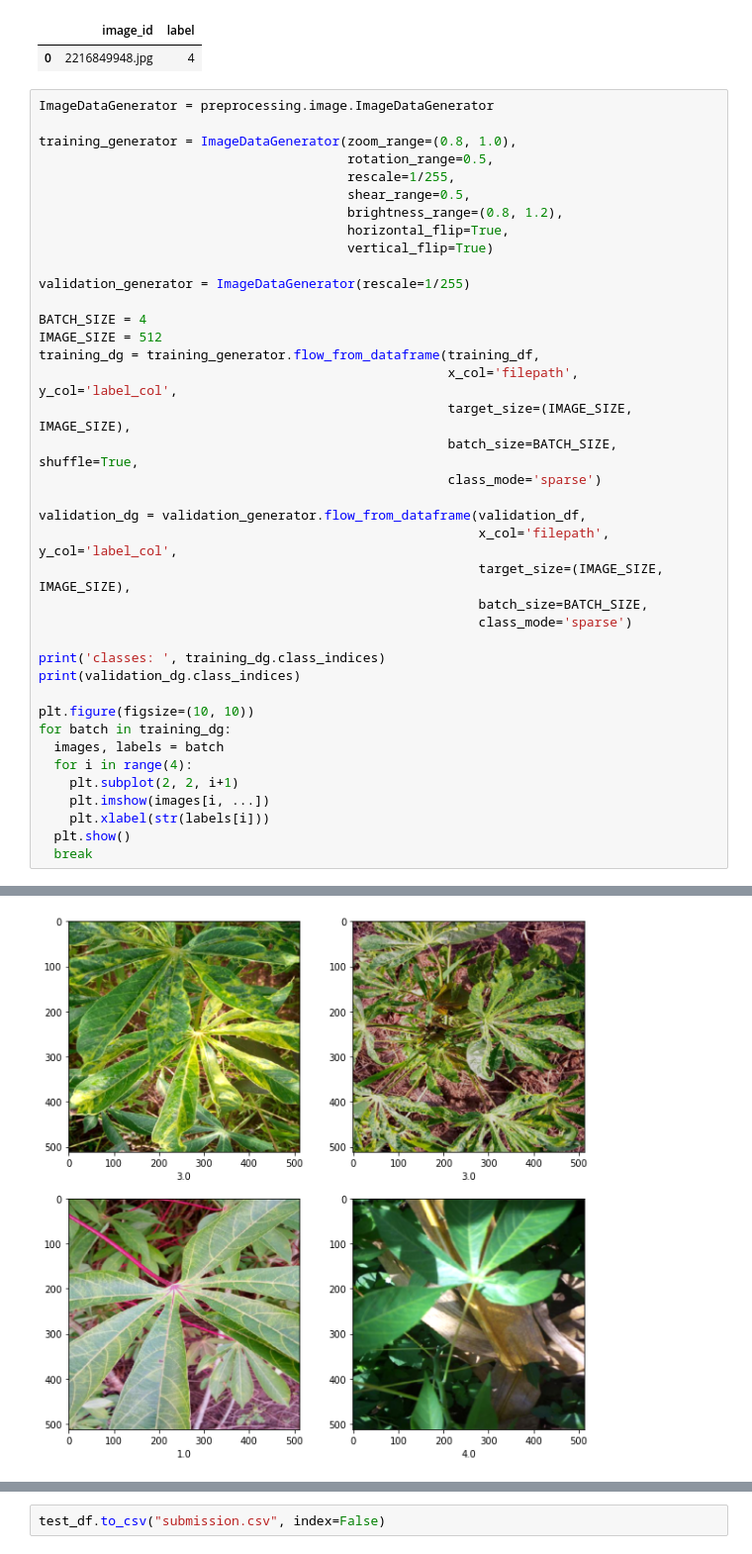
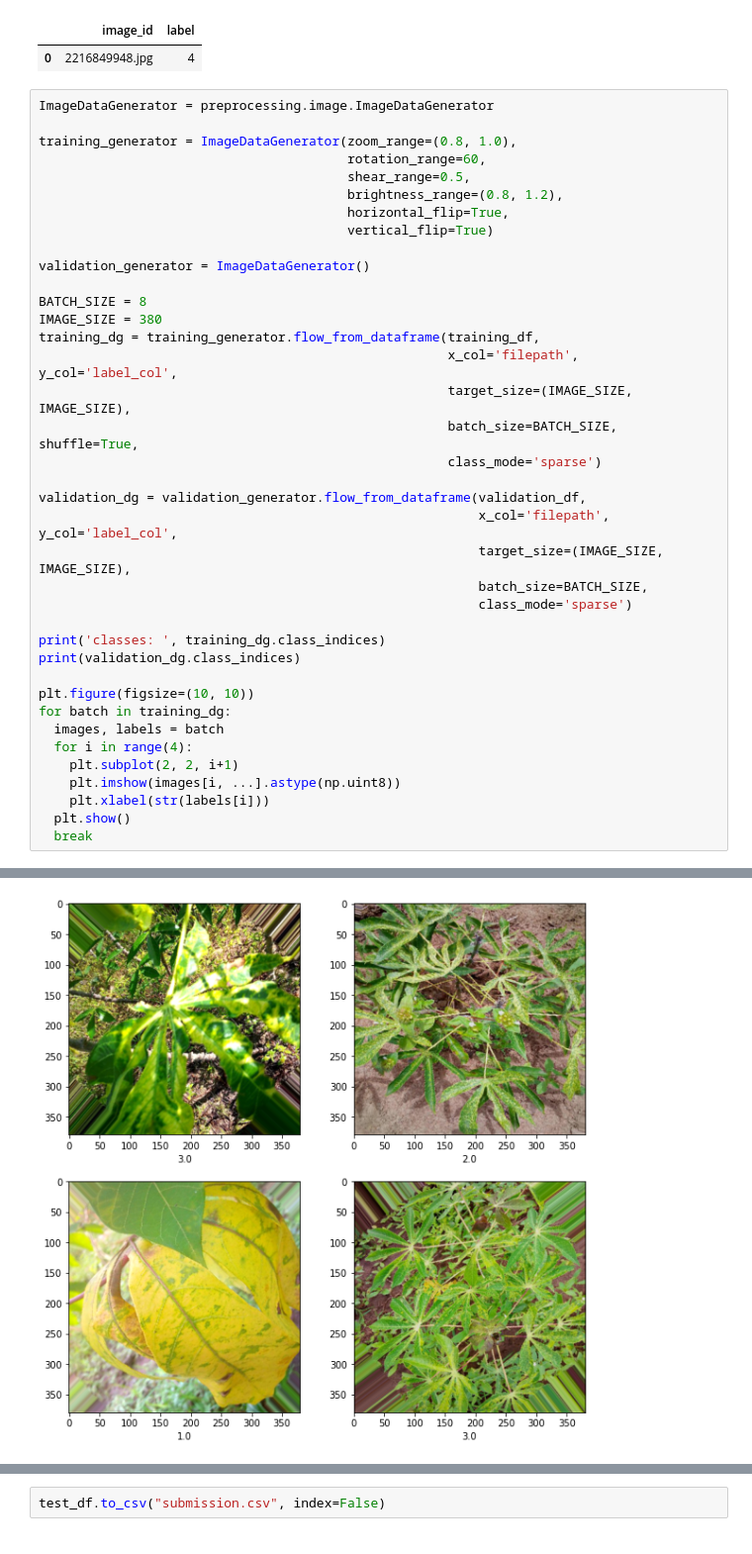
Before and after one commit to kiddos/model-zoo, a Jupyter notebook: kaggle/cassava-leaf-disease-classification/baseline2.ipynb, the cells around one changed output, grey strips where cells are left out. Shown at 99% size. Saved outputs shown, nothing was run; the diff lists cells and outputs as text.

```diff
--- a/kaggle/cassava-leaf-disease-classification/baseline2.ipynb
+++ b/kaggle/cassava-leaf-disease-classification/baseline2.ipynb
@@ -85,47 +85,46 @@ test_df.head()
 ImageDataGenerator = preprocessing.image.ImageDataGenerator
 
 training_generator = ImageDataGenerator(zoom_range=(0.8, 1.0),
-                                        rotation_range=0.5,
-                                        rescale=1/255,
+                                        rotation_range=60,
                                         shear_range=0.5,
                                         brightness_range=(0.8, 1.2),
                                         horizontal_flip=True,
                                         vertical_flip=True)
 
-validation_generator = ImageDataGenerator(rescale=1/255)
+validation_generator = ImageDataGenerator()
 
-BATCH_SIZE = 4
-IMAGE_SIZE = 512
+BATCH_SIZE = 8
+IMAGE_SIZE = 380
 training_dg = training_generator.flow_from_dataframe(training_df,
                                                      x_col='filepath', y_col='label_col',
                                                      target_size=(IMAGE_SIZE, IMAGE_SIZE),
                                                      batch_size=BATCH_SIZE, shuffle=True,
                                                      class_mode='sparse')
 
 validation_dg = validation_generator.flow_from_dataframe(validation_df,
                                                          x_col='filepath', y_col='label_col',
                                                          target_size=(IMAGE_SIZE, IMAGE_SIZE),
                                                          batch_size=BATCH_SIZE,
                                                          class_mode='sparse')
 
 print('classes: ', training_dg.class_indices)
 print(validation_dg.class_indices)
 
 plt.figure(figsize=(10, 10))
 for batch in training_dg:
   images, labels = batch
   for i in range(4):
     plt.subplot(2, 2, i+1)
-    plt.imshow(images[i, ...])
+    plt.imshow(images[i, ...].astype(np.uint8))
     plt.xlabel(str(labels[i]))
   plt.show()
   break
 # %% [output]
 Found 17117 validated image filenames belonging to 5 classes.
 Found 4280 validated image filenames belonging to 5 classes.
 classes:  {'0': 0, '1': 1, '2': 2, '3': 3, '4': 4}
 {'0': 0, '1': 1, '2': 2, '3': 3, '4': 4}
-[figure, old version]
+[figure, new version]
 # %%
 def build_model():
   model = keras.Sequential([
```
Also changed, not shown: parts of 8 cells of this notebook.
